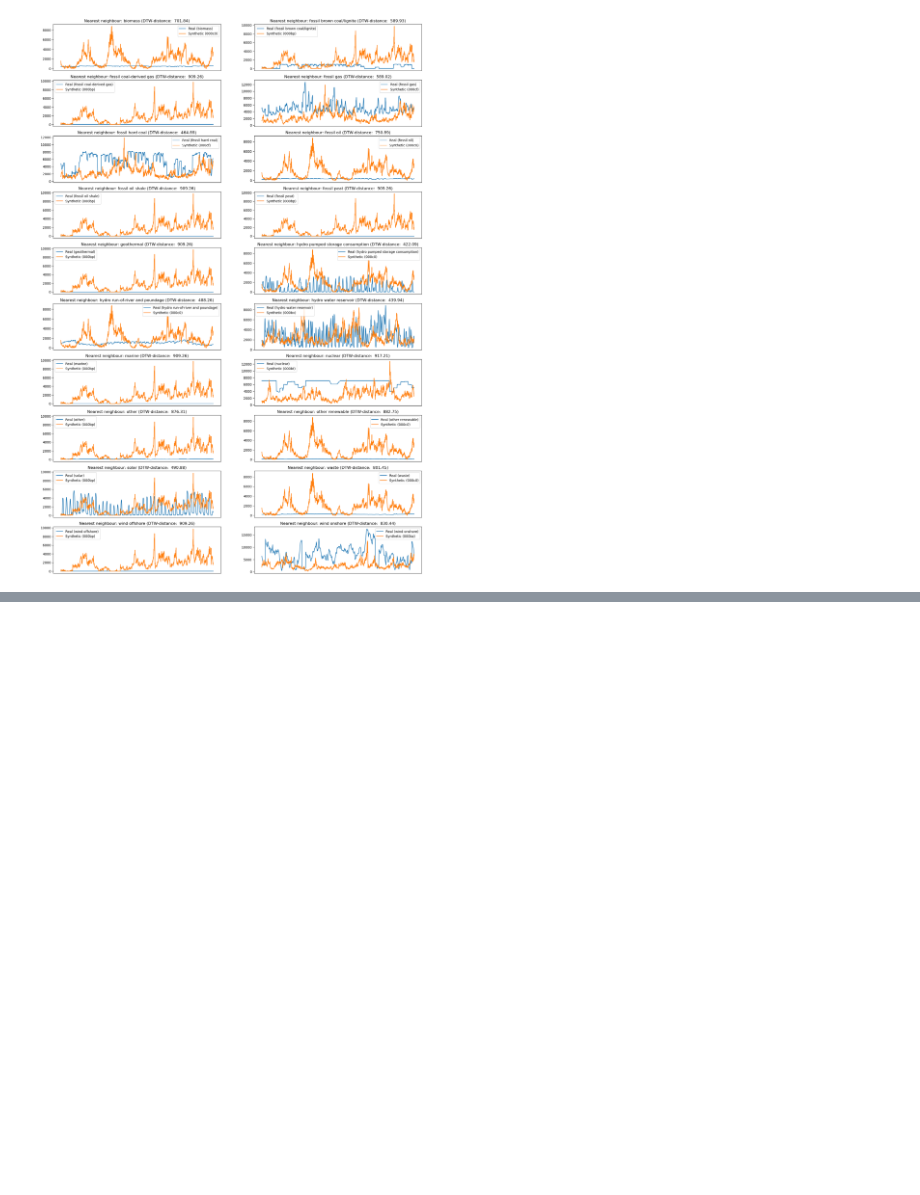
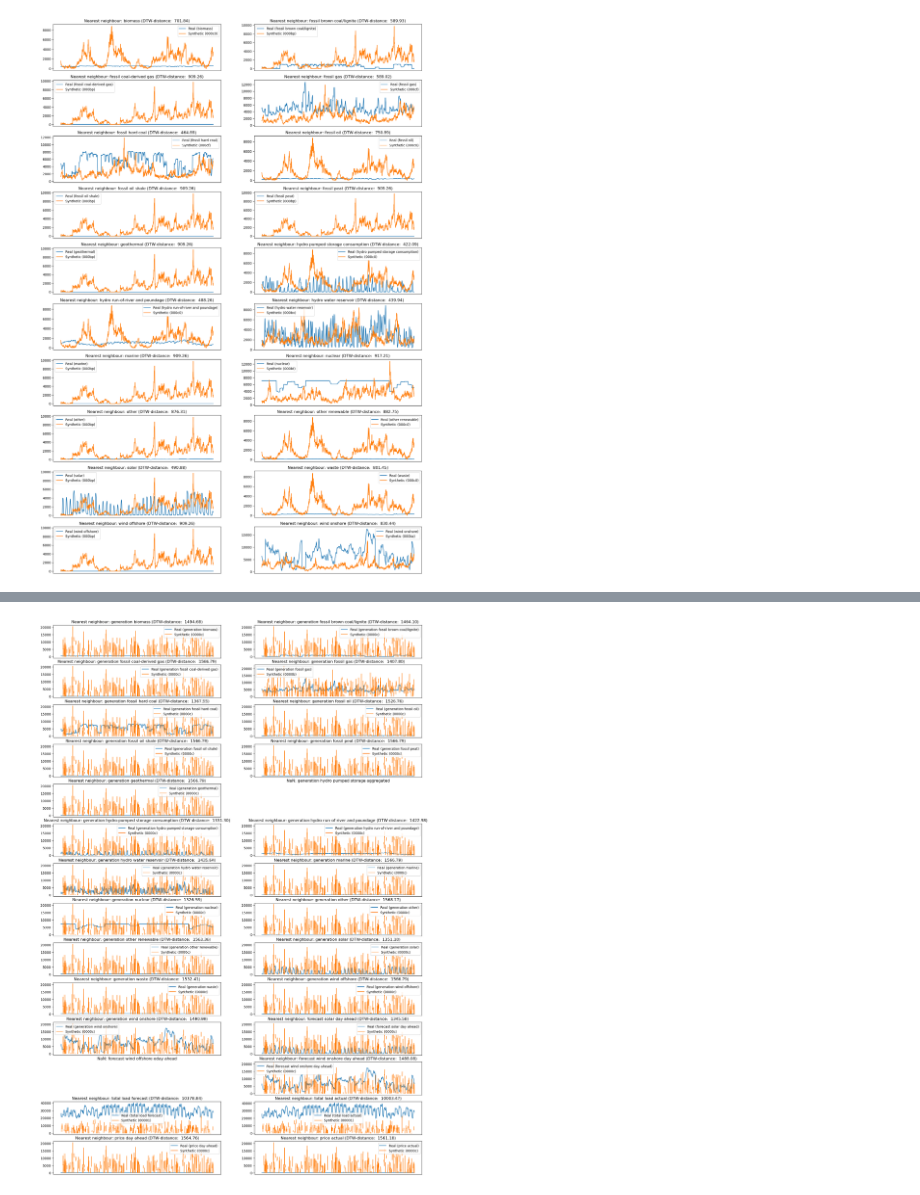
Before and after one commit to oskargirardin/CRP_GDPR_datasets, a Jupyter notebook: use_cases/time_series_prediction/time_series.ipynb, the cells around one changed output, grey strips where cells are left out. Cells and saved outputs as stored; diff of their text form; code cells hidden in the pictures; blank space fills up the shorter version.

```diff
--- a/use_cases/time_series_prediction/time_series.ipynb
+++ b/use_cases/time_series_prediction/time_series.ipynb
@@ -457,0 +504,11 @@ for i, (real_col, synth_name) in enumerate(nearest_synth_ts.items()):
+# %%
+# Subset to make the number of plots odd
+df_real = df_real[df_real["variable"] != "biomass"]
+# %%
+ts_gen = TSGenerator(
+    df=df_real,
+    metadata=metadata,
+    n_samples=5
+)
+# %%
+df_synth = ts_gen.generate()
@@ -457,0 +531,6 @@ for i, (real_col, synth_name) in enumerate(nearest_synth_ts.items()):
+# %%
+ts_sim = TSSimilarityCheck(
+    df_real=df_real,
+    df_synth=df_synth,
+    metadata=metadata
+)
@@ -457,0 +547,4 @@ for i, (real_col, synth_name) in enumerate(nearest_synth_ts.items()):
+# %%
+ts_sim.plot_nearest_neighbours()
+# %% [output]
+[figure, added]
```
Also changed, not shown: parts of 8 cells of this notebook, 2 other files.
